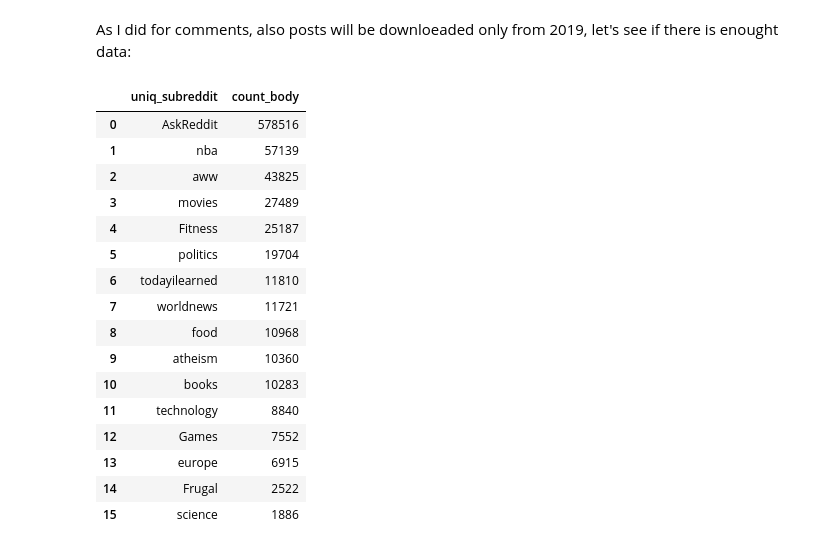
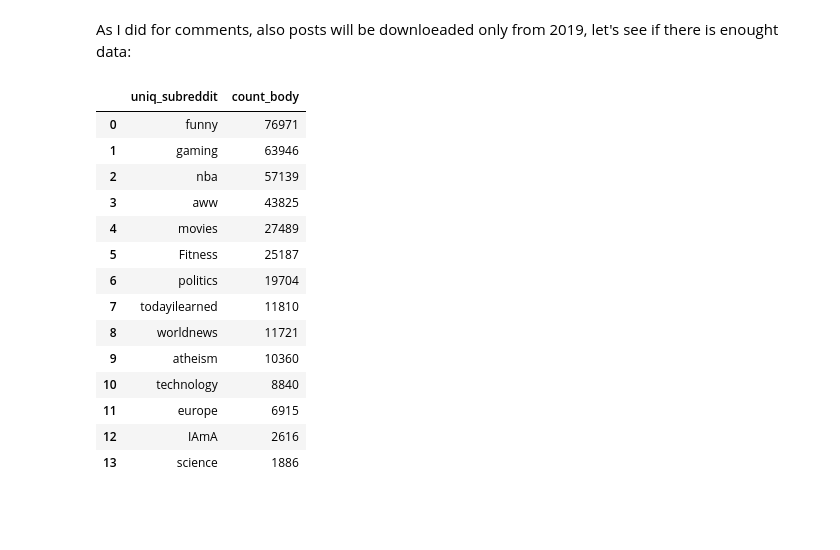
Before and after one commit to galligiuly/TFM-Which-subreddit-best-fits-my-post, a Jupyter notebook: 02_inspection/03_downloading_final_data.ipynb, the cells around one changed output. Saved outputs shown, nothing was run; the diff lists cells and outputs as text; code cells hidden in the pictures; blank space fills up the shorter version.

```diff
--- a/02_inspection/03_downloading_final_data.ipynb
+++ b/02_inspection/03_downloading_final_data.ipynb
@@ -260,58 +349,54 @@ WITH
   q2 AS(
   SELECT
     subreddit,
     title,
     selftext,
     month
   FROM
     q1
   WHERE
-    subreddit IN ('nba',
-      'Games',
-      'technology',
+    subreddit IN ('politics',
+      'funny',
+      'gaming',
+      'nba',
       'worldnews',
-      'politics',
-      'Frugal',
-      'AskReddit',
       'todayilearned',
       'movies',
+      'IAmA',
       'atheism',
       'aww',
+      'technology',
       'Fitness',
       'europe',
-      'science',
-      'books',
-      'food')
+      'science')
     AND month IN (3,
       4,
       5))
 SELECT
   DISTINCT(subreddit) AS uniq_subreddit,
   COUNT(title) AS count_body
 FROM
   q2
 GROUP BY
   1
 ORDER BY
   2 DESC
 # %% [output]
 |  | uniq_subreddit | count_body |
-| 0 | AskReddit | 578516 |
-| 1 | nba | 57139 |
-| 2 | aww | 43825 |
-| 3 | movies | 27489 |
-| 4 | Fitness | 25187 |
-| 5 | politics | 19704 |
-| 6 | todayilearned | 11810 |
-| 7 | worldnews | 11721 |
-| 8 | food | 10968 |
+| 0 | funny | 76971 |
+| 1 | gaming | 63946 |
+| 2 | nba | 57139 |
+| 3 | aww | 43825 |
+| 4 | movies | 27489 |
+| 5 | Fitness | 25187 |
+| 6 | politics | 19704 |
+| 7 | todayilearned | 11810 |
+| 8 | worldnews | 11721 |
 | 9 | atheism | 10360 |
-| 10 | books | 10283 |
-| 11 | technology | 8840 |
-| 12 | Games | 7552 |
-| 13 | europe | 6915 |
-| 14 | Frugal | 2522 |
-| 15 | science | 1886 |
+| 10 | technology | 8840 |
+| 11 | europe | 6915 |
+| 12 | IAmA | 2616 |
+| 13 | science | 1886 |
 # %% [markdown]
 The data is enougth so we can go ahead with the next step, with the follow query I've downloaded all posts from 2019 of my top subreddits:
 
```
Also changed, not shown: parts of 15 cells of this notebook, 5 other files.
